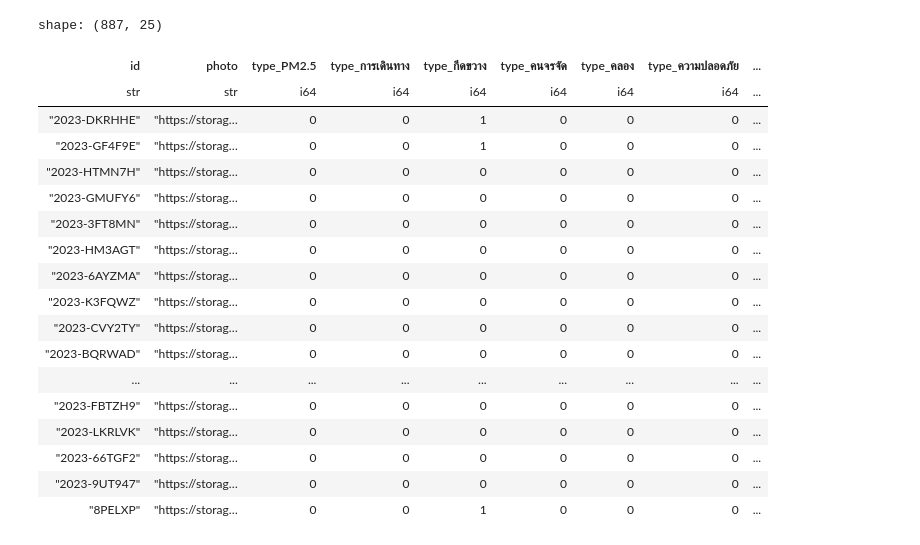
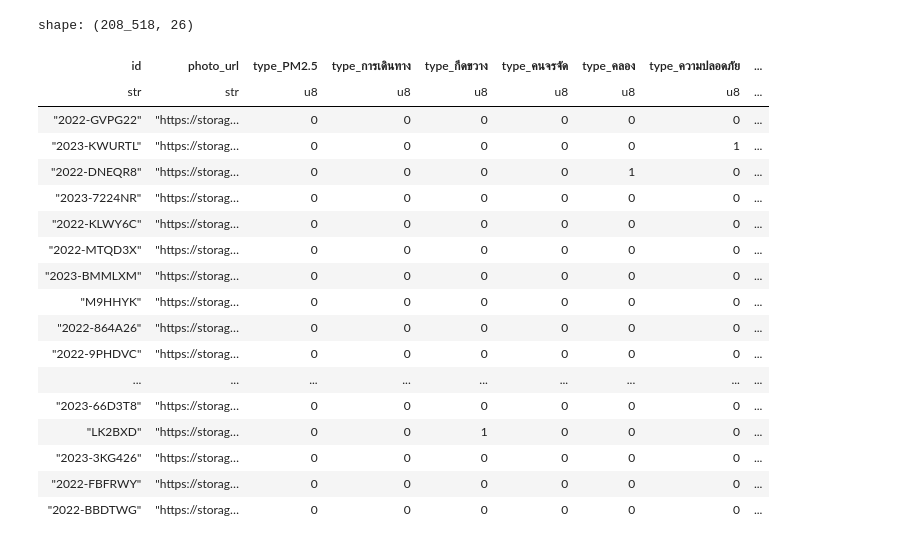
Before and after one commit to thanadolps/2110446-traffy-fondue, a Jupyter notebook: traffy_processor/multiclasser.ipynb, the cells around one changed output. Drawn from its saved outputs; the diff is of its cells as text; code cells hidden in the pictures.

```diff
--- a/traffy_processor/multiclasser.ipynb
+++ b/traffy_processor/multiclasser.ipynb
@@ -29,27 +29,34 @@ shape: (270_802, 15)
 # %%
 # Expand `type` column (storing array) into multiple one-hot columns
 
-df.select(
-    col('type').str.strip('{}').str.split(','),
-    col('photo')
-).explode('type').to_dummies('type').groupby(['id', 'photo']).sum()
+_df = df.select(
+    col('ticket_id').alias('id'),
+    col('problem_type_abdul').alias('type'),
+    col('photo_url')
+).filter(col('type').arr.lengths() != 0).explode('type').to_dummies('type')
+
+df = _df.groupby(['id', 'photo_url']).agg(
+    *[col(column).sum().cast(pl.UInt8) for column in sorted(_df.columns) if column.startswith('type_')]
+)
+
+display(df)
 # %% [output]
-shape: (887, 25)
+shape: (208_518, 26)
-| id | photo | type_PM2.5 | type_การเดินทาง | type_กีดขวาง | type_คนจรจัด | type_คลอง | type_ความปลอดภัย | ... |
-| str | str | i64 | i64 | i64 | i64 | i64 | i64 | ... |
-| "2023-DKRHHE" | "https://storag… | 0 | 0 | 1 | 0 | 0 | 0 | ... |
-| "2023-GF4F9E" | "https://storag… | 0 | 0 | 1 | 0 | 0 | 0 | ... |
-| "2023-HTMN7H" | "https://storag… | 0 | 0 | 0 | 0 | 0 | 0 | ... |
-| "2023-GMUFY6" | "https://storag… | 0 | 0 | 0 | 0 | 0 | 0 | ... |
-| "2023-3FT8MN" | "https://storag… | 0 | 0 | 0 | 0 | 0 | 0 | ... |
-| "2023-HM3AGT" | "https://storag… | 0 | 0 | 0 | 0 | 0 | 0 | ... |
-| "2023-6AYZMA" | "https://storag… | 0 | 0 | 0 | 0 | 0 | 0 | ... |
-| "2023-K3FQWZ" | "https://storag… | 0 | 0 | 0 | 0 | 0 | 0 | ... |
-| "2023-CVY2TY" | "https://storag… | 0 | 0 | 0 | 0 | 0 | 0 | ... |
-| "2023-BQRWAD" | "https://storag… | 0 | 0 | 0 | 0 | 0 | 0 | ... |
+| id | photo_url | type_PM2.5 | type_การเดินทาง | type_กีดขวาง | type_คนจรจัด | type_คลอง | type_ความปลอดภัย | ... |
+| str | str | u8 | u8 | u8 | u8 | u8 | u8 | ... |
+| "2022-GVPG22" | "https://storag… | 0 | 0 | 0 | 0 | 0 | 0 | ... |
+| "2023-KWURTL" | "https://storag… | 0 | 0 | 0 | 0 | 0 | 1 | ... |
+| "2022-DNEQR8" | "https://storag… | 0 | 0 | 0 | 0 | 1 | 0 | ... |
+| "2023-7224NR" | "https://storag… | 0 | 0 | 0 | 0 | 0 | 0 | ... |
+| "2022-KLWY6C" | "https://storag… | 0 | 0 | 0 | 0 | 0 | 0 | ... |
+| "2022-MTQD3X" | "https://storag… | 0 | 0 | 0 | 0 | 0 | 0 | ... |
+| "2023-BMMLXM" | "https://storag… | 0 | 0 | 0 | 0 | 0 | 0 | ... |
+| "M9HHYK" | "https://storag… | 0 | 0 | 0 | 0 | 0 | 0 | ... |
+| "2022-864A26" | "https://storag… | 0 | 0 | 0 | 0 | 0 | 0 | ... |
+| "2022-9PHDVC" | "https://storag… | 0 | 0 | 0 | 0 | 0 | 0 | ... |
 | ... | ... | ... | ... | ... | ... | ... | ... | ... |
-| "2023-FBTZH9" | "https://storag… | 0 | 0 | 0 | 0 | 0 | 0 | ... |
-| "2023-LKRLVK" | "https://storag… | 0 | 0 | 0 | 0 | 0 | 0 | ... |
-| "2023-66TGF2" | "https://storag… | 0 | 0 | 0 | 0 | 0 | 0 | ... |
-| "2023-9UT947" | "https://storag… | 0 | 0 | 0 | 0 | 0 | 0 | ... |
-| "8PELXP" | "https://storag… | 0 | 0 | 1 | 0 | 0 | 0 | ... |
+| "2023-66D3T8" | "https://storag… | 0 | 0 | 0 | 0 | 0 | 0 | ... |
+| "LK2BXD" | "https://storag… | 0 | 0 | 1 | 0 | 0 | 0 | ... |
+| "2023-3KG426" | "https://storag… | 0 | 0 | 0 | 0 | 0 | 0 | ... |
+| "2022-FBFRWY" | "https://storag… | 0 | 0 | 0 | 0 | 0 | 0 | ... |
+| "2022-BBDTWG" | "https://storag… | 0 | 0 | 0 | 0 | 0 | 0 | ... |
```
Also changed, not shown: parts of 2 cells of this notebook.
